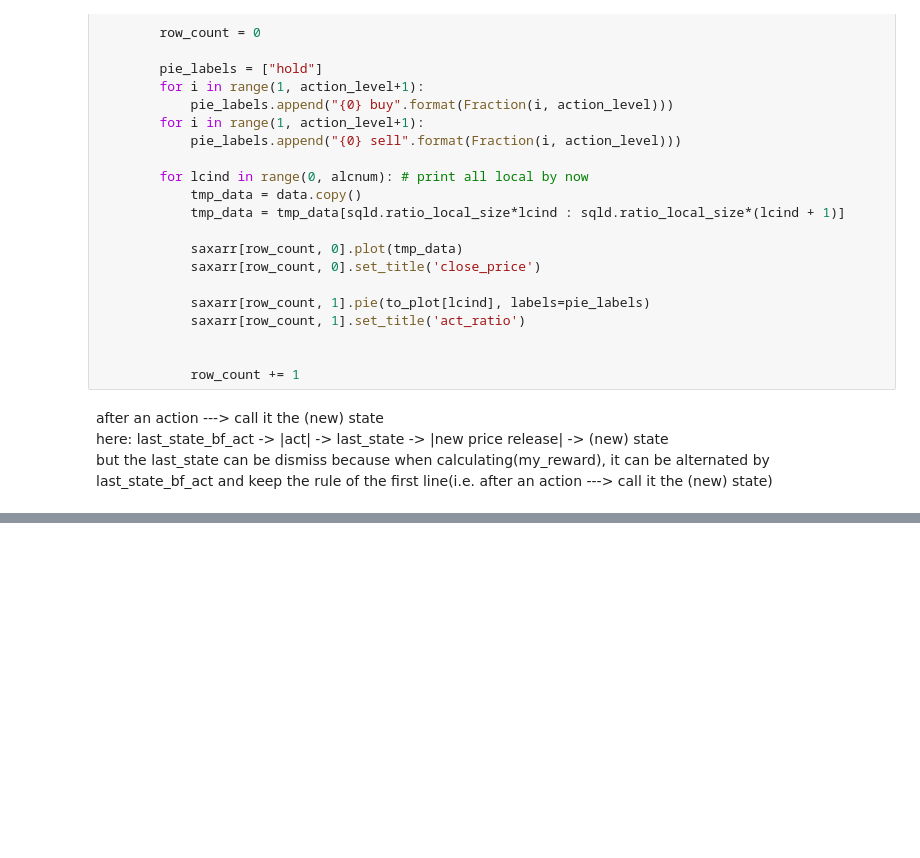
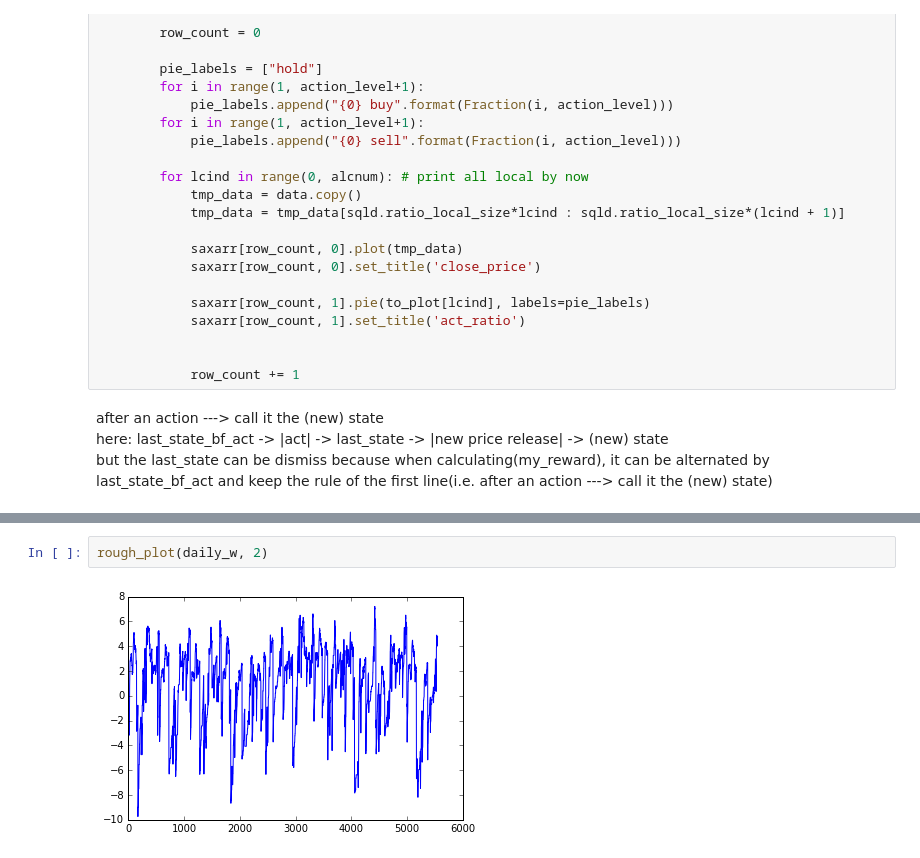
Before and after one commit to da65536/qlearning-transaction, a Jupyter notebook: clear_main.ipynb, the cells around one changed output, grey strips where cells are left out. Drawn from its saved outputs; the diff is of its cells as text; blank space fills up the shorter version.

```diff
--- a/clear_main.ipynb
+++ b/clear_main.ipynb
@@ -999,0 +1121,4 @@ plot_each_w_trend(choose_feature, sqld.last_w)
+# %%
+rough_plot(daily_w, 2)
+# %% [output]
+[figure, added]
```
Also changed, not shown: parts of 12 cells of this notebook.
